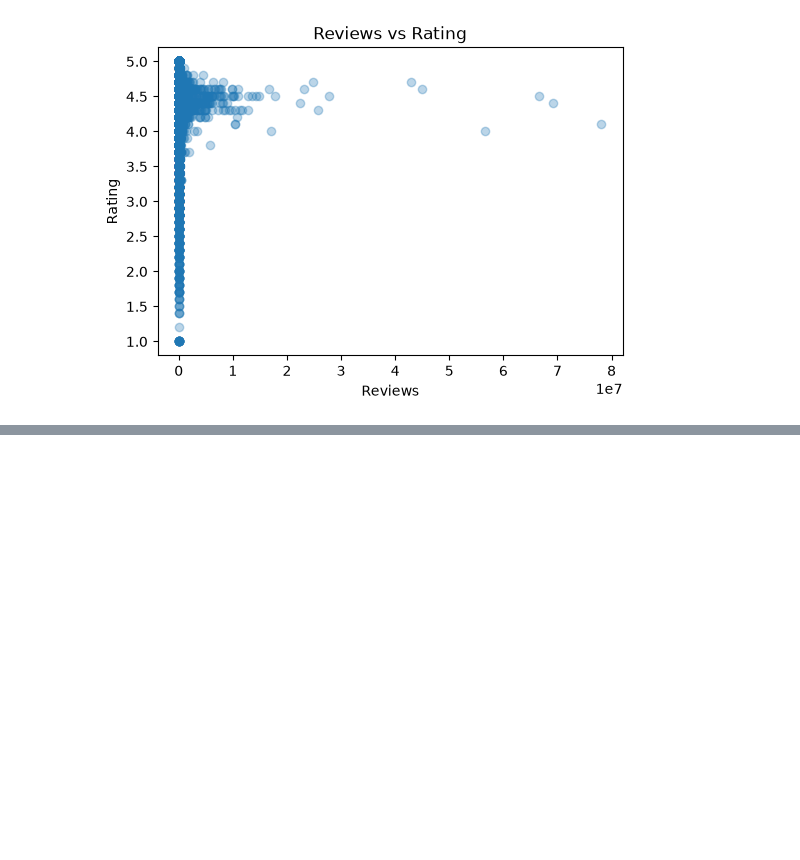
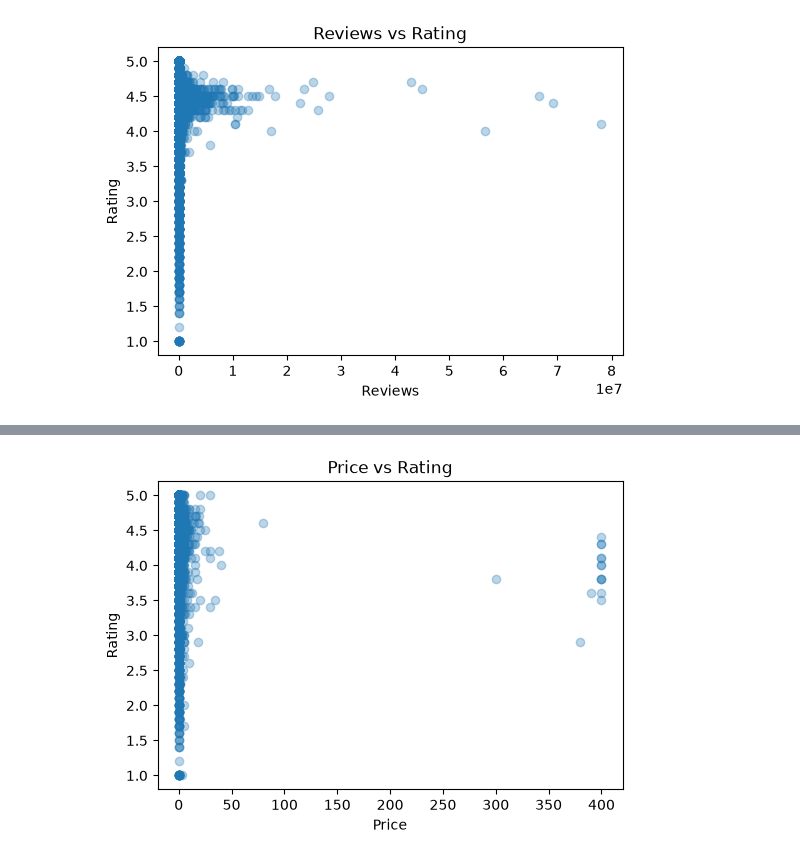
Before and after one commit to CodeRei067/Learn-ml-data-science2, a Jupyter notebook: notebooks/exploration.ipynb, the cells around one changed output, grey strips where cells are left out. Saved outputs shown, nothing was run; the diff lists cells and outputs as text; code cells hidden in the pictures; blank space fills up the shorter version.

```diff
--- a/notebooks/exploration.ipynb
+++ b/notebooks/exploration.ipynb
@@ -100,0 +119,9 @@ plt.show()
+# %%
+plt.figure(figsize=(6,4))
+plt.scatter(df["Price"], df["Rating"], alpha=0.3)
+plt.xlabel("Price")
+plt.ylabel("Rating")
+plt.title("Price vs Rating")
+plt.show()
+# %% [output]
+[figure, added]
```
Also changed, not shown: parts of 2 cells of this notebook.
